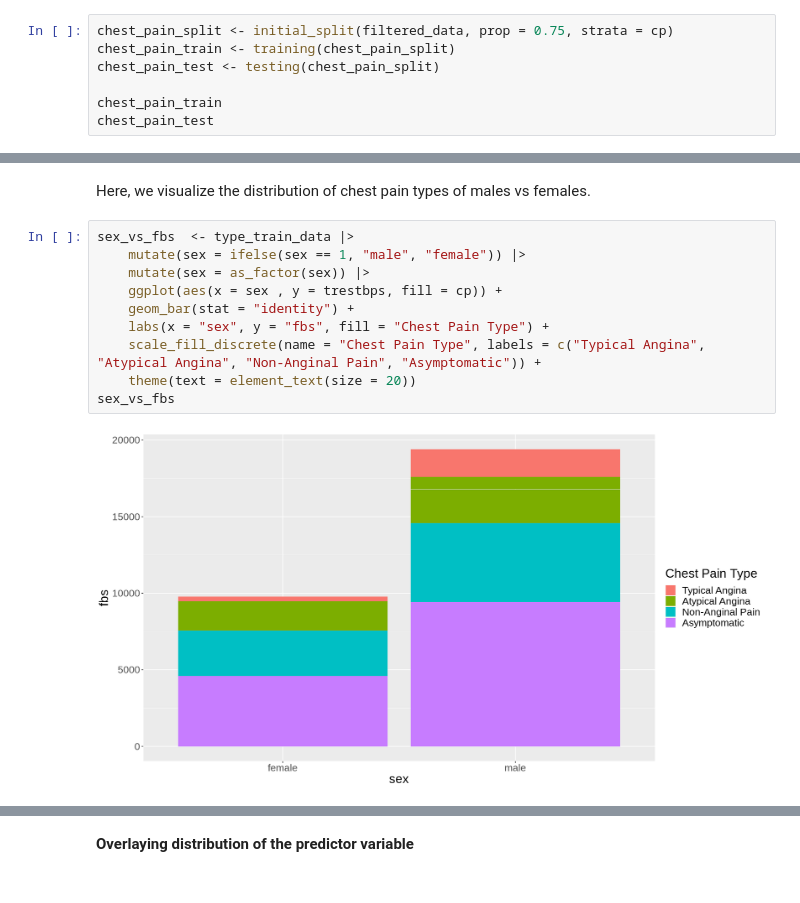
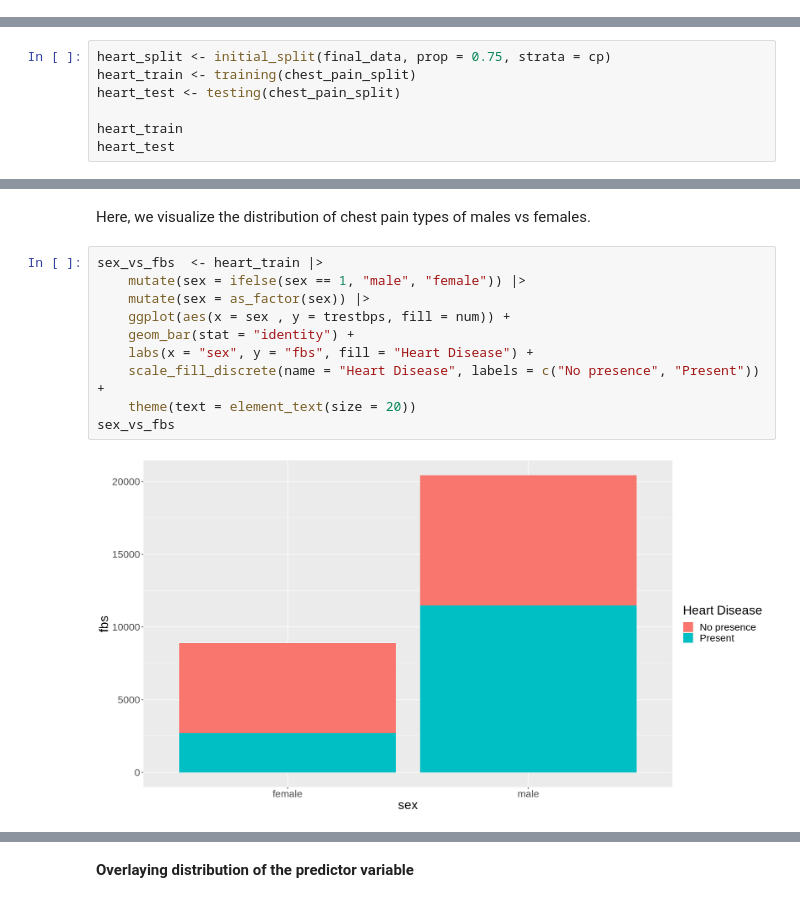
Before and after one commit to Yuvitee/DSCI-100-project, a Jupyter notebook: Heart Disease Proposal.ipynb, the cells around one changed output, grey strips where cells are left out. Cells and saved outputs as stored; diff of their text form.

```diff
--- a/Heart Disease Proposal.ipynb
+++ b/Heart Disease Proposal.ipynb
@@ -111,7 +119,0 @@ Then we can split the data into training and testing data
-# %%
-chest_pain_split <- initial_split(filtered_data, prop = 0.75, strata = cp)
-chest_pain_train <- training(chest_pain_split)
-chest_pain_test <- testing(chest_pain_split)
-
-chest_pain_train
-chest_pain_test
@@ -160,0 +142,7 @@ A tibble: 222 × 14
+# %%
+heart_split <- initial_split(final_data, prop = 0.75, strata = cp)
+heart_train <- training(chest_pain_split)
+heart_test <- testing(chest_pain_split)
+
+heart_train
+heart_test
@@ -311,15 +319,15 @@ trestbps_vs_age
 # %% [markdown]
 Here, we visualize the distribution of chest pain types of males vs females.
 # %%
-sex_vs_fbs  <- type_train_data |>
+sex_vs_fbs  <- heart_train |>
     mutate(sex = ifelse(sex == 1, "male", "female")) |>
     mutate(sex = as_factor(sex)) |>
-    ggplot(aes(x = sex , y = trestbps, fill = cp)) +
+    ggplot(aes(x = sex , y = trestbps, fill = num)) +
     geom_bar(stat = "identity") +
-    labs(x = "sex", y = "fbs", fill = "Chest Pain Type") +
-    scale_fill_discrete(name = "Chest Pain Type", labels = c("Typical Angina", "Atypical Angina", "Non-Anginal Pain", "Asymptomatic")) +
+    labs(x = "sex", y = "fbs", fill = "Heart Disease") +
+    scale_fill_discrete(name = "Heart Disease", labels = c("No presence", "Present")) +
     theme(text = element_text(size = 20))
 sex_vs_fbs
 # %% [output]
-[figure, old version]
+[figure, new version]
 # %%
```
Also changed, not shown: parts of 21 cells of this notebook.
